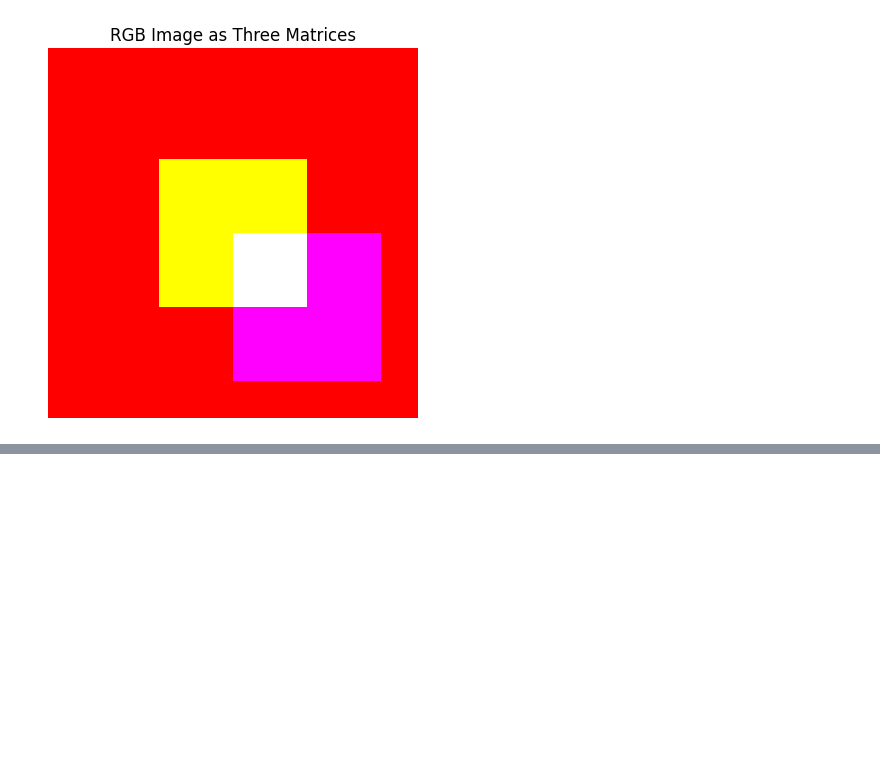
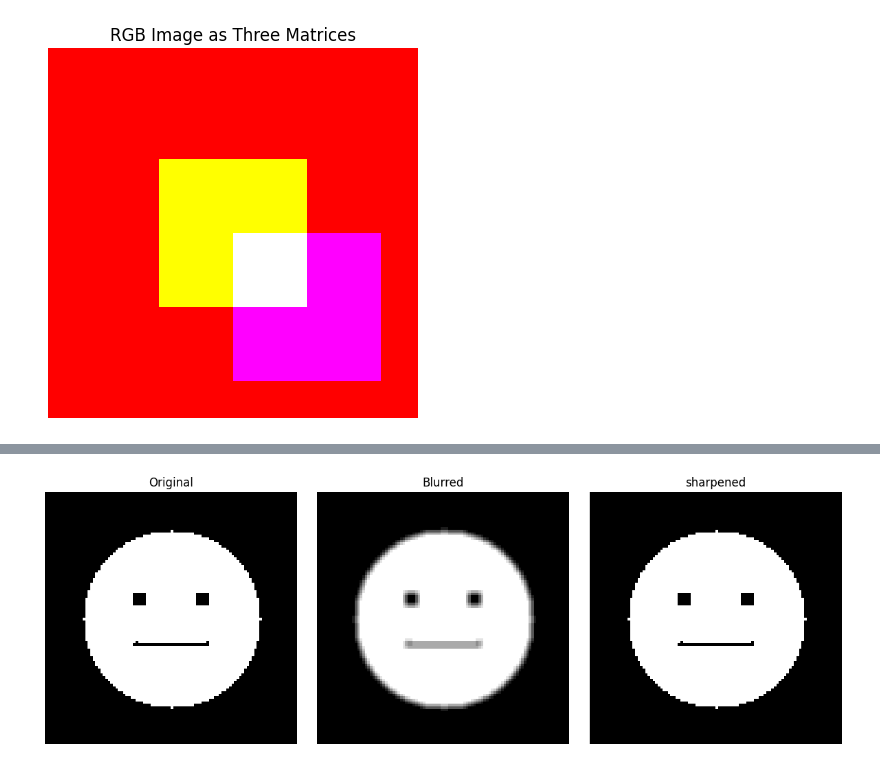
Before and after one commit to Alucardvolxe/test, a Jupyter notebook: test.ipynb, the cells around one changed output, grey strips where cells are left out. Cells and saved outputs as stored; diff of their text form; code cells hidden in the pictures; blank space fills up the shorter version.

```diff
--- a/test.ipynb
+++ b/test.ipynb
@@ -257,0 +302,82 @@ plt.show()
+# %%
+import numpy as np
+import matplotlib.pyplot as plt
+from scipy.signal import convolve2d
+
+# -------------------------
+# Step 1: Create Smiley (100x100)
+# -------------------------
+img = np.zeros((100, 100))
+
+# Face outline
+rr, cc = np.ogrid[:100, :100]
+center_r, center_c = 50, 50
+radius = 35
+mask = (rr - center_r)**2 + (cc - center_c)**2 <= radius**2
+img[mask] = 0.8
+
+# Eyes
+img[40:45, 35:40] = 0
+img[40:45, 60:65] = 0
+
+# Smile
+img[60, 35:65] = 0
+img[59, 36] = 0
+img[59, 64] = 0
+
+# -------------------------
+# Step 2: Blur
+# -------------------------
+blur_kernel = np.ones((3, 3)) / 9
+blurred = convolve2d(img, blur_kernel, mode='same')
+
+# -------------------------
+# Step 3: Sharpen using Unsharp Masking (original image sharpened)
+# -------------------------
+k = 1.5  # sharpening strength
+sharpened = img + k * (img - blurred)
+sharpened = np.clip(sharpened, 0, 1)
+
+# -------------------------
+# Step 4: High-res scaling (2x) with nearest-neighbor block filling
+# -------------------------
+scale = 2
+coords = np.column_stack(np.where(sharpened > 0))  # use sharpened as input
+center = np.array([img.shape[0] // 2, img.shape[1] // 2])
+scaling_matrix = np.array([[scale, 0], [0, scale]])
+scaled_coords = (coords - center) @ scaling_matrix.T + center * scale
+scaled_coords = scaled_coords.astype(int)
+
+new_size = img.shape[0] * scale
+scaled_img = np.zeros((new_size, new_size))
+
+# Nearest-neighbor block filling
+for (r, c), (sr, sc) in zip(coords, scaled_coords):
+    if 0 <= sr < new_size - scale and 0 <= sc < new_size - scale:
+        scaled_img[sr:sr + scale, sc:sc + scale] = sharpened[r, c]
+
+# -------------------------
+# Step 5: Display results
+# -------------------------
+plt.figure(figsize=(16, 4))
+
+plt.subplot(1, 4, 1)
+plt.imshow(img, cmap='gray')
+plt.title("Original")
+plt.axis('off')
+
+plt.subplot(1, 4, 2)
+plt.imshow(blurred, cmap='gray')
+plt.title("Blurred")
+plt.axis('off')
+
+
+plt.subplot(1, 4, 3)
+plt.imshow(img, cmap='gray')
+plt.title("sharpened")
+plt.axis('off')
+
+plt.tight_layout()
+plt.show()
+# %% [output]
+[figure, added]
```
Also changed, not shown: parts of 9 cells of this notebook.
